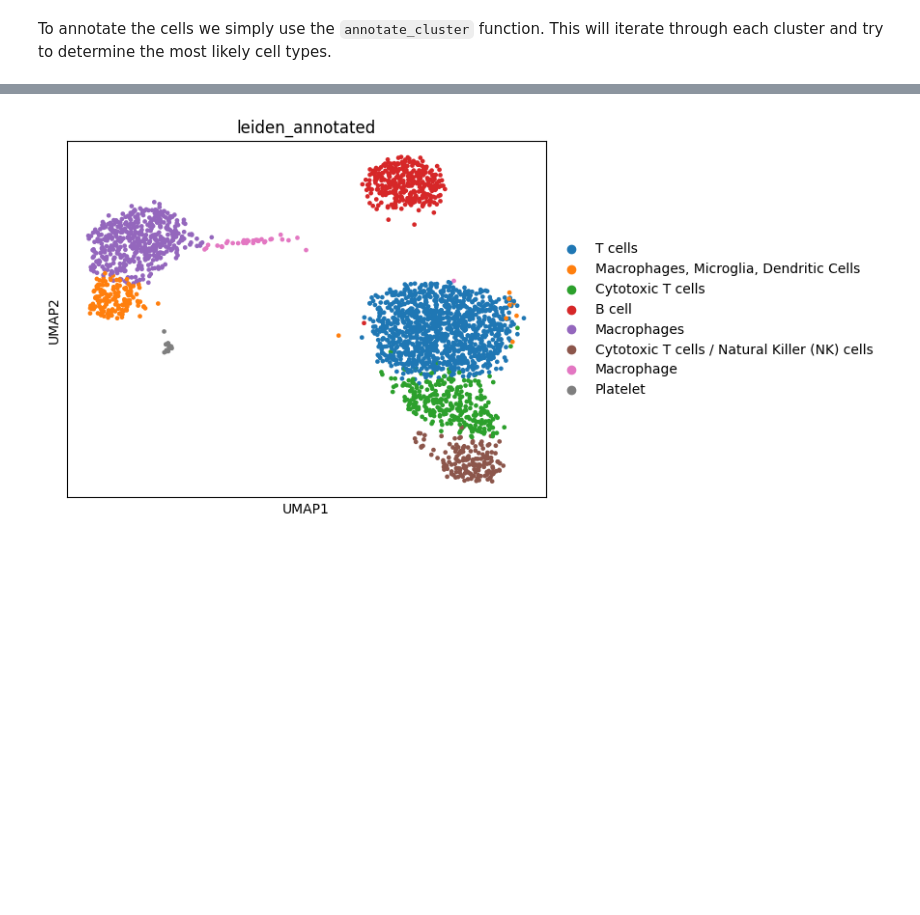
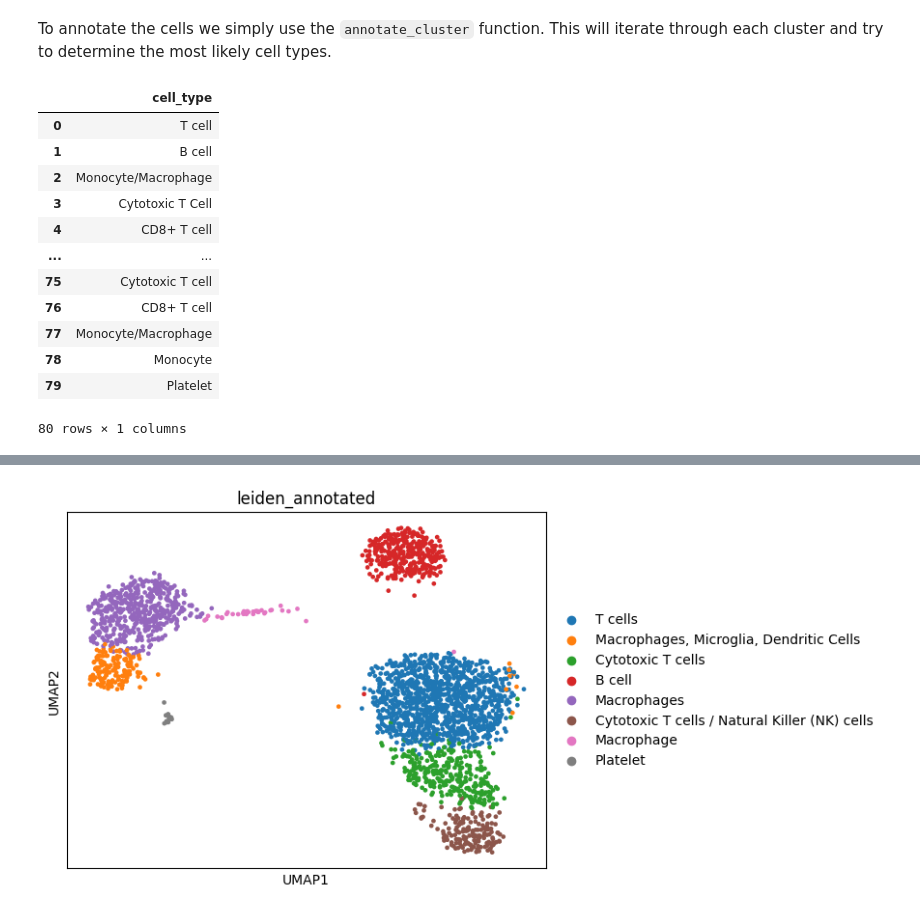
Before and after one commit to sagar87/scllm, a Jupyter notebook: docs/notebooks/cell_types.ipynb, the cells around one changed output, grey strips where cells are left out. Cells and saved outputs as stored; diff of their text form; code cells hidden in the pictures; blank space fills up the shorter version.

Commit message:
sample predictions

```diff
--- a/docs/notebooks/cell_types.ipynb
+++ b/docs/notebooks/cell_types.ipynb
@@ -32,7 +33,23 @@ sc.pl.umap(pbmc, color='leiden')
 # %% [markdown]
 To annotate the cells we simply use the `annotate_cluster` function. This will iterate through each cluster and try to determine the most likely cell types.
 # %%
-res = sl.tl.annotate_cluster(llm, pbmc, cluster_key='leiden', use_raw=True, top_genes=15)
+res = sl.tl.annotate_cluster(llm, pbmc, cluster_key='leiden', use_raw=True, top_genes=15, num_samples=10)
+# %%
+pd.DataFrame({ 'cell_type': [res.cell_type for res in res], 'cluster': np.arange})
+# %% [output]
+|  | cell_type |
+| 0 | T cell |
+| 1 | B cell |
+| 2 | Monocyte/Macrophage |
+| 3 | Cytotoxic T Cell |
+| 4 | CD8+ T cell |
+| ... | ... |
+| 75 | Cytotoxic T cell |
+| 76 | CD8+ T cell |
+| 77 | Monocyte/Macrophage |
+| 78 | Monocyte |
+| 79 | Platelet |
+80 rows × 1 columns
 # %%
 pbmc
 # %% [output]
```
Also changed, not shown: parts of 2 cells of this notebook, 1 other file.
